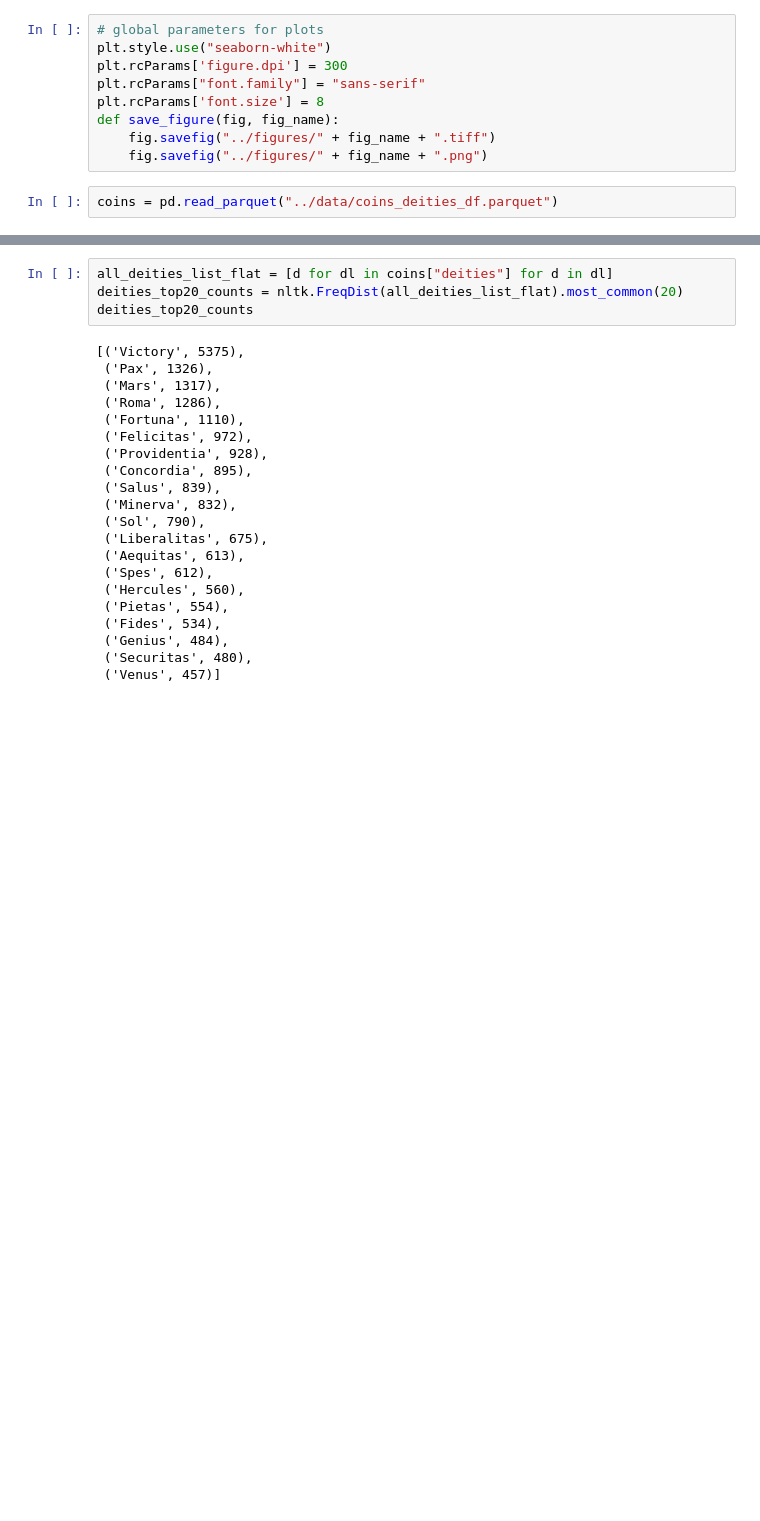
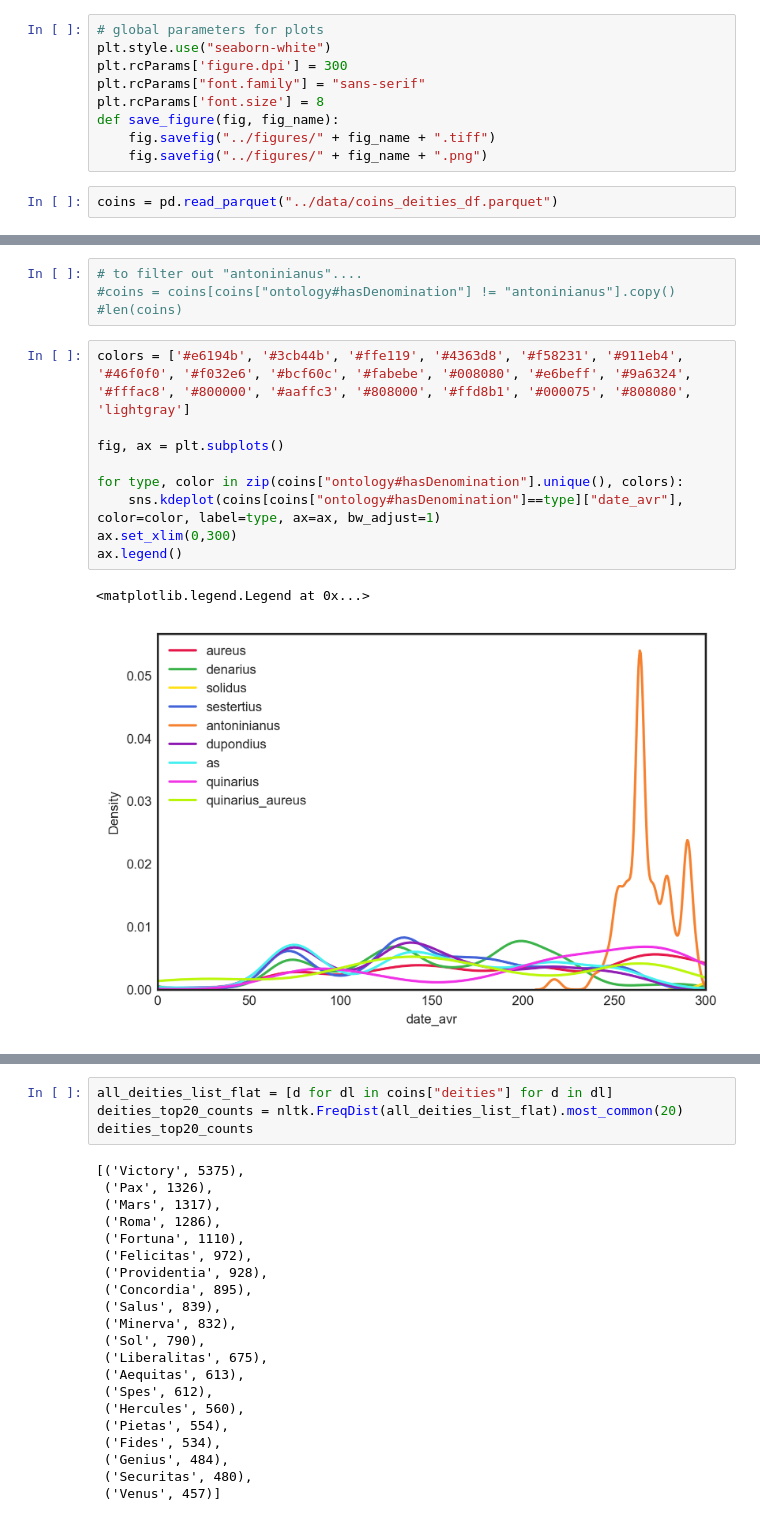
Before and after one commit to sdam-au/coins, a Jupyter notebook: scripts/4_deities_temporal_explorations.ipynb, the cells around one changed output, grey strips where cells are left out. Saved outputs shown, nothing was run; the diff lists cells and outputs as text; blank space fills up the shorter version.

```diff
--- a/scripts/4_deities_temporal_explorations.ipynb
+++ b/scripts/4_deities_temporal_explorations.ipynb
@@ -17,0 +35,16 @@ coins = pd.read_parquet("../data/coins_deities_df.parquet")
+# %%
+# to filter out "antoninianus"....
+#coins = coins[coins["ontology#hasDenomination"] != "antoninianus"].copy()
+#len(coins)
+# %%
+colors = ['#e6194b', '#3cb44b', '#ffe119', '#4363d8', '#f58231', '#911eb4', '#46f0f0', '#f032e6', '#bcf60c', '#fabebe', '#008080', '#e6beff', '#9a6324', '#fffac8', '#800000', '#aaffc3', '#808000', '#ffd8b1', '#000075', '#808080', 'lightgray']
+
+fig, ax = plt.subplots()
+
+for type, color in zip(coins["ontology#hasDenomination"].unique(), colors):
+    sns.kdeplot(coins[coins["ontology#hasDenomination"]==type]["date_avr"], color=color, label=type, ax=ax, bw_adjust=1)
+ax.set_xlim(0,300)
+ax.legend()
+# %% [output]
+<matplotlib.legend.Legend at 0x...>
+[figure, added]
```
Also changed, not shown: parts of 23 cells of this notebook, 2 other files.
